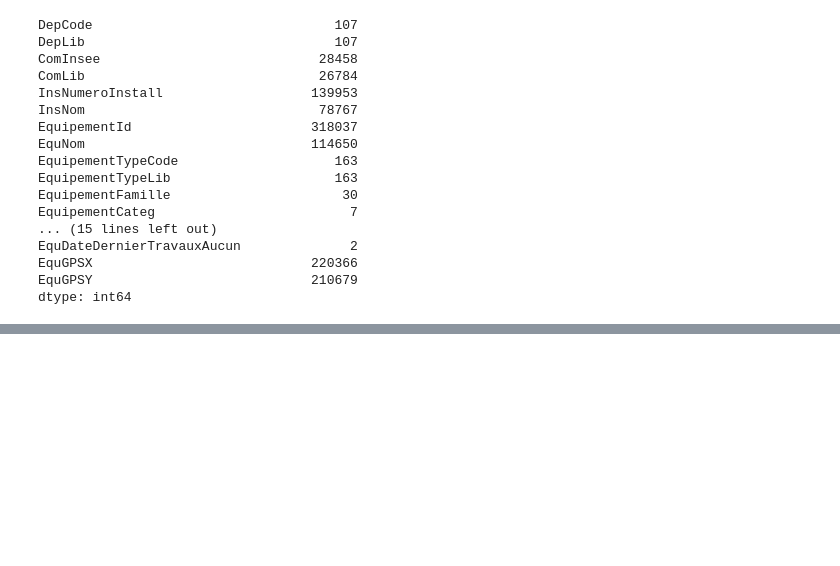
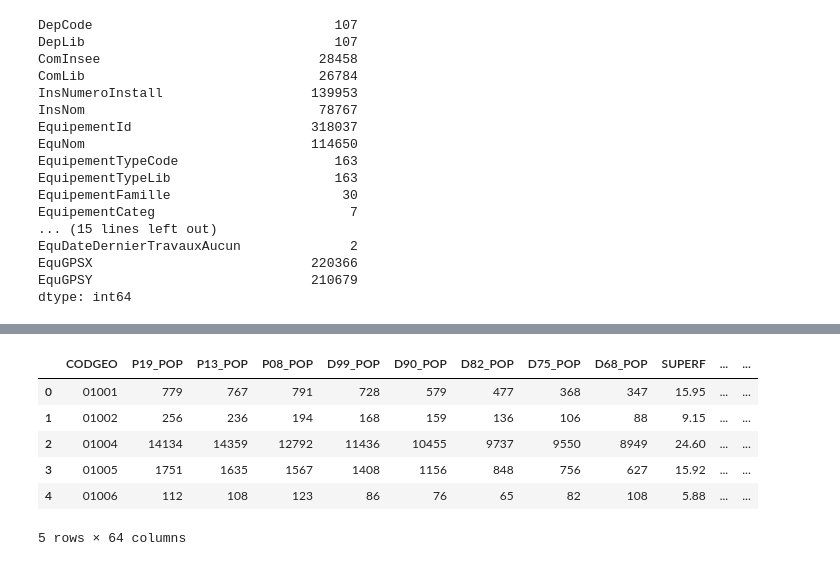
Before and after one commit to JulesChpn/ProjetPython, a Jupyter notebook: README.ipynb, the cells around one changed output, grey strips where cells are left out. Cells and saved outputs as stored; diff of their text form; code cells hidden in the pictures; blank space fills up the shorter version.

```diff
--- a/README.ipynb
+++ b/README.ipynb
@@ -62,0 +98,11 @@ dtype: int64
+# %%
+population = pd.read_csv("https://minio.lab.sspcloud.fr/juleschpn/Population2019.CSV", sep=';', low_memory=False)
+population.head()
+# %% [output]
+|  | CODGEO | P19_POP | P13_POP | P08_POP | D99_POP | D90_POP | D82_POP | D75_POP | D68_POP | SUPERF | ... | ... |
+| 0 | 01001 | 779 | 767 | 791 | 728 | 579 | 477 | 368 | 347 | 15.95 | ... | ... |
+| 1 | 01002 | 256 | 236 | 194 | 168 | 159 | 136 | 106 | 88 | 9.15 | ... | ... |
+| 2 | 01004 | 14134 | 14359 | 12792 | 11436 | 10455 | 9737 | 9550 | 8949 | 24.60 | ... | ... |
+| 3 | 01005 | 1751 | 1635 | 1567 | 1408 | 1156 | 848 | 756 | 627 | 15.92 | ... | ... |
+| 4 | 01006 | 112 | 108 | 123 | 86 | 76 | 65 | 82 | 108 | 5.88 | ... | ... |
+5 rows × 64 columns
```
Also changed, not shown: parts of 7 cells of this notebook.
